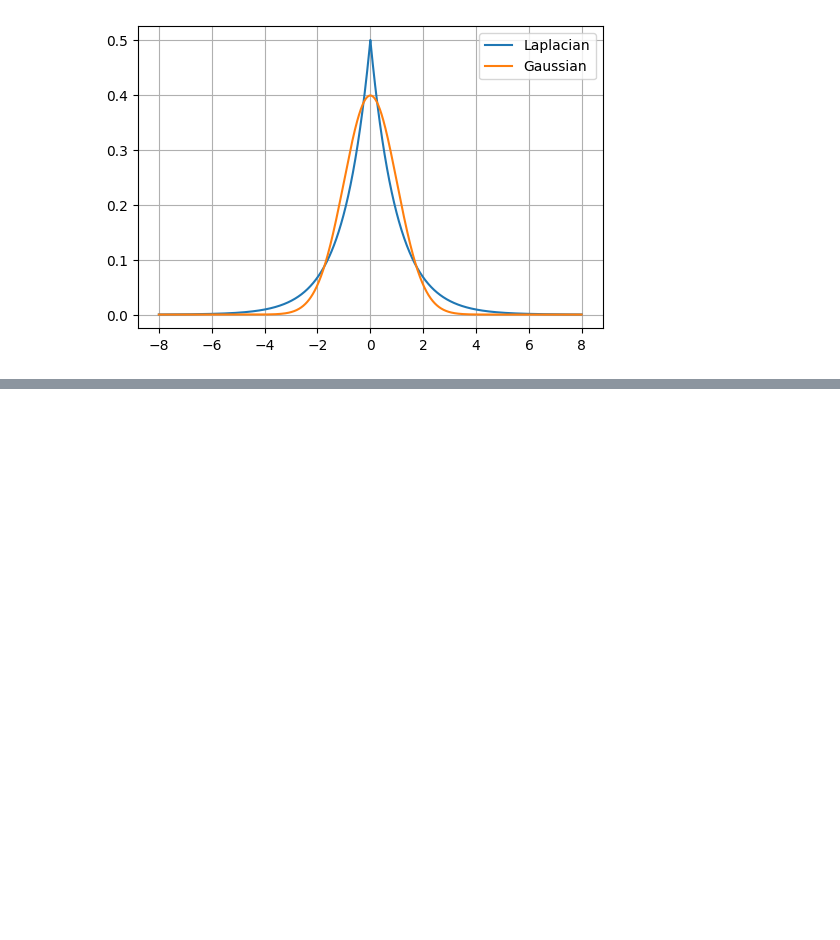
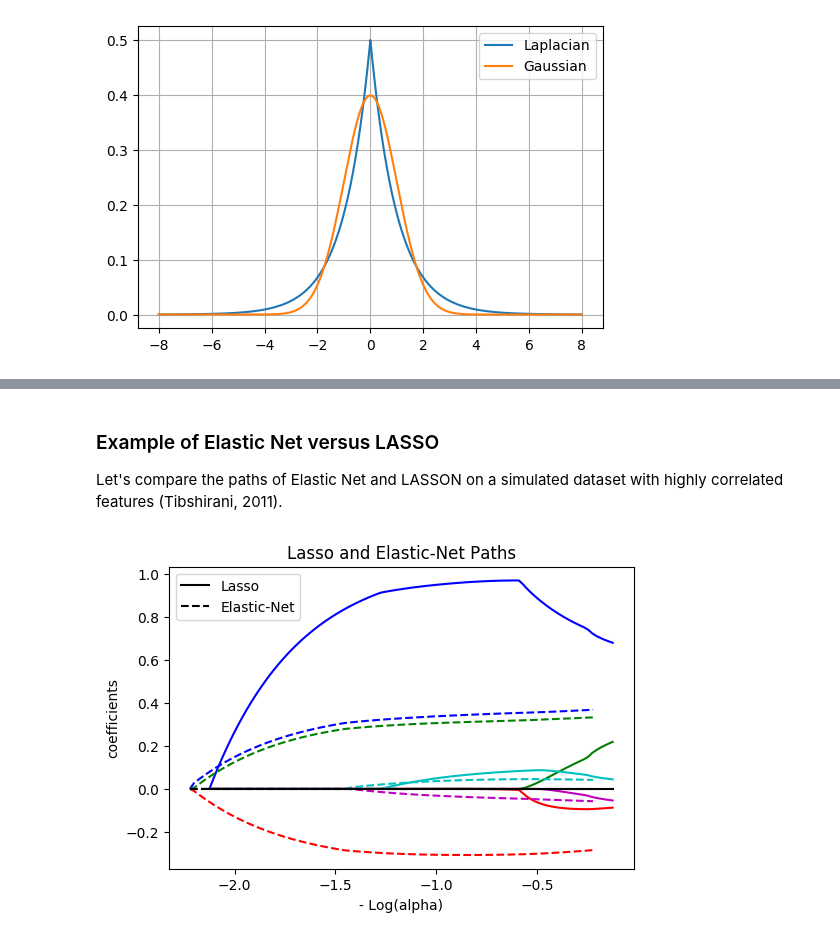
Before and after one commit to Roger-Li/ds-ml, a Jupyter notebook: Avant_Knowledge_Sharing/regularization/regularization_slides.ipynb, the cells around one changed output, grey strips where cells are left out. Cells and saved outputs as stored; diff of their text form; code cells hidden in the pictures; blank space fills up the shorter version.

```diff
--- a/Avant_Knowledge_Sharing/regularization/regularization_slides.ipynb
+++ b/Avant_Knowledge_Sharing/regularization/regularization_slides.ipynb
@@ -396,0 +457,3 @@ $$\mathbf{P}_\lambda (\mathbf{\beta}) = \lambda_1||\mathbf{\beta}||_1 + \dfrac{\
+# %% [markdown]
+### Example of  Elastic Net versus LASSO
+Let's compare the paths of Elastic Net and LASSON on a simulated dataset with highly correlated features (Tibshirani, 2011).
@@ -396,0 +480,34 @@ $$\mathbf{P}_\lambda (\mathbf{\beta}) = \lambda_1||\mathbf{\beta}||_1 + \dfrac{\
+# %%
+def compare_enet_lasso(X, y, eps = 1e-2, dpi = 100):
+    """Compare Elastic Net and Lasso on simulated data
+    by plotting their coefficient paths together
+
+    Arguments:
+        X, y -- predictor and target variable
+        eps  -- length of the path, alpha_min/alpha_max,
+                the smaller it is, the longer the path
+        dpi  -- resolution of the created plot
+    """
+    alphas_lasso, coefs_lasso, _ = lasso_path(X, y, eps, fit_intercept=False)
+    alphas_enet, coefs_enet, _ = enet_path(
+        X, y, eps=eps, l1_ratio=0.8, fit_intercept=False)
+    fig, ax=plt.subplots(dpi=dpi)
+    colors = cycle(['b', 'r', 'g', 'c','m' ,'k'])
+    neg_log_alphas_lasso = -np.log10(alphas_lasso)
+    neg_log_alphas_enet = -np.log10(alphas_enet)
+    for coef_l, coef_e, c in zip(coefs_lasso, coefs_enet, colors):
+        l1 = plt.plot(neg_log_alphas_lasso, coef_l, c=c)
+        l2 = plt.plot(neg_log_alphas_enet, coef_e, linestyle='--', c=c)
+
+    ax.set_xlabel('- Log(alpha)')
+    ax.set_ylabel('coefficients')
+    ax.set_title('Lasso and Elastic-Net Paths')
+    ax.legend((l1[-1], l2[-1]), ('Lasso', 'Elastic-Net'), loc='upper left')
+    leg = ax.get_legend()
+    leg.legendHandles[0].set_color('black')
+    leg.legendHandles[1].set_color('black')
+    ax.autoscale(enable=False, tight=True)
+# %%
+compare_enet_lasso(X, y)
+# %% [output]
+[figure, added]
```
Also changed, not shown: parts of 38 cells of this notebook, 1 other file.
